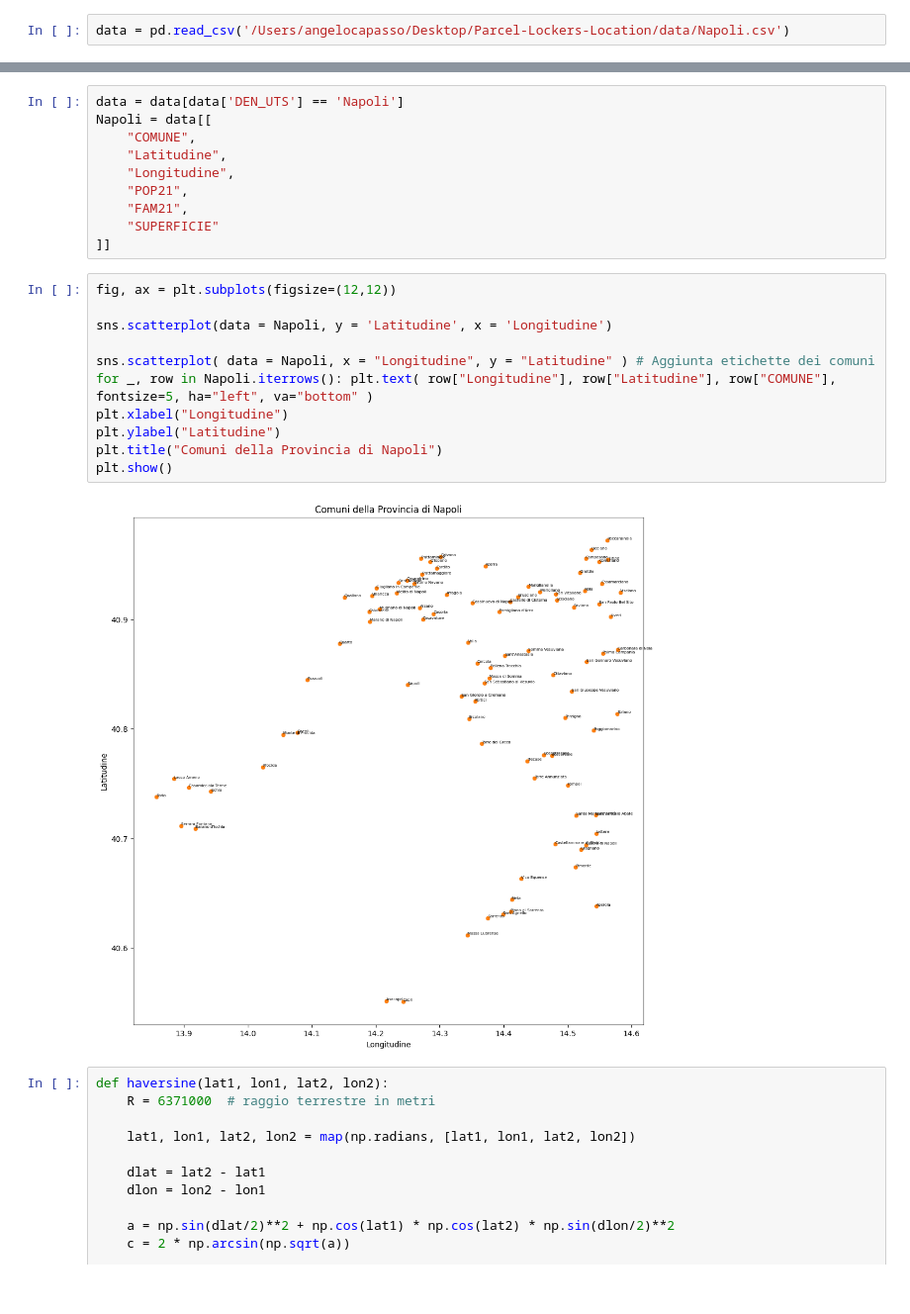
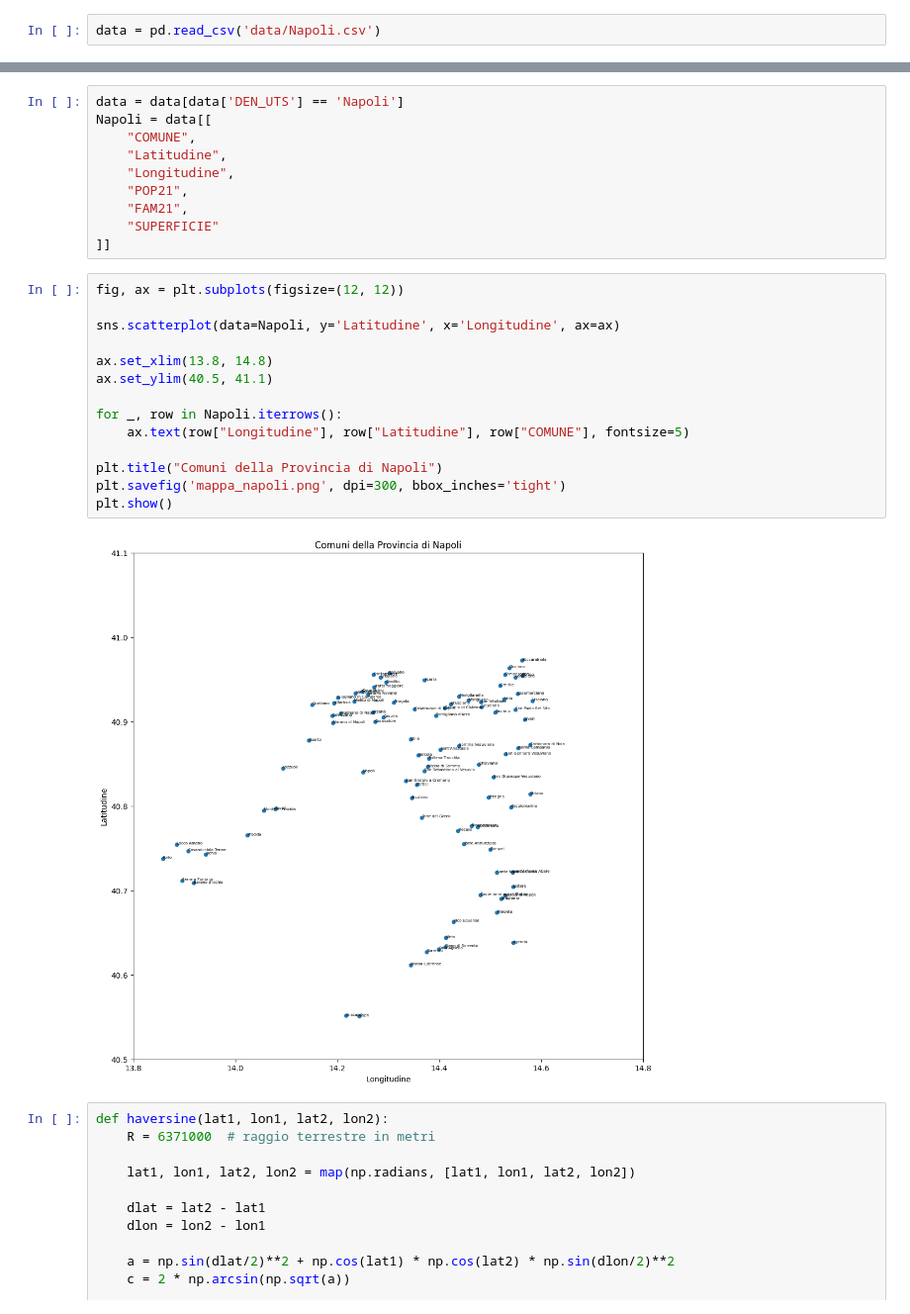
Before and after one commit to AngCap7/Parcel-Lockers-Location, a Jupyter notebook: project.ipynb, the cells around one changed output, grey strips where cells are left out. Shown at 99% size. Saved outputs shown, nothing was run; the diff lists cells and outputs as text.

```diff
--- a/project.ipynb
+++ b/project.ipynb
@@ -6,7 +6,7 @@ import geopandas as geopd
 import numpy as np
 import seaborn as sns
 # %%
-data = pd.read_csv('/Users/angelocapasso/Desktop/Parcel-Lockers-Location/data/Napoli.csv')
+data = pd.read_csv('data/Napoli.csv')
 # %%
 data.info()
 # %% [output]
@@ -38,18 +38,21 @@ Napoli = data[[
     "SUPERFICIE"
 ]]
 # %%
-fig, ax = plt.subplots(figsize=(12,12))
+fig, ax = plt.subplots(figsize=(12, 12))
 
-sns.scatterplot(data = Napoli, y = 'Latitudine', x = 'Longitudine')
+sns.scatterplot(data=Napoli, y='Latitudine', x='Longitudine', ax=ax)
 
-sns.scatterplot( data = Napoli, x = "Longitudine", y = "Latitudine" ) # Aggiunta etichette dei comuni
-for _, row in Napoli.iterrows(): plt.text( row["Longitudine"], row["Latitudine"], row["COMUNE"], fontsize=5, ha="left", va="bottom" )
-plt.xlabel("Longitudine")
-plt.ylabel("Latitudine")
+ax.set_xlim(13.8, 14.8)
+ax.set_ylim(40.5, 41.1)
+
+for _, row in Napoli.iterrows():
+    ax.text(row["Longitudine"], row["Latitudine"], row["COMUNE"], fontsize=5)
+
 plt.title("Comuni della Provincia di Napoli")
+plt.savefig('mappa_napoli.png', dpi=300, bbox_inches='tight')
 plt.show()
 # %% [output]
-[figure, old version]
+[figure, new version]
 # %%
 def haversine(lat1, lon1, lat2, lon2):
     R = 6371000  # raggio terrestre in metri
```
Also changed, not shown: parts of 6 cells of this notebook, 3 other files.
